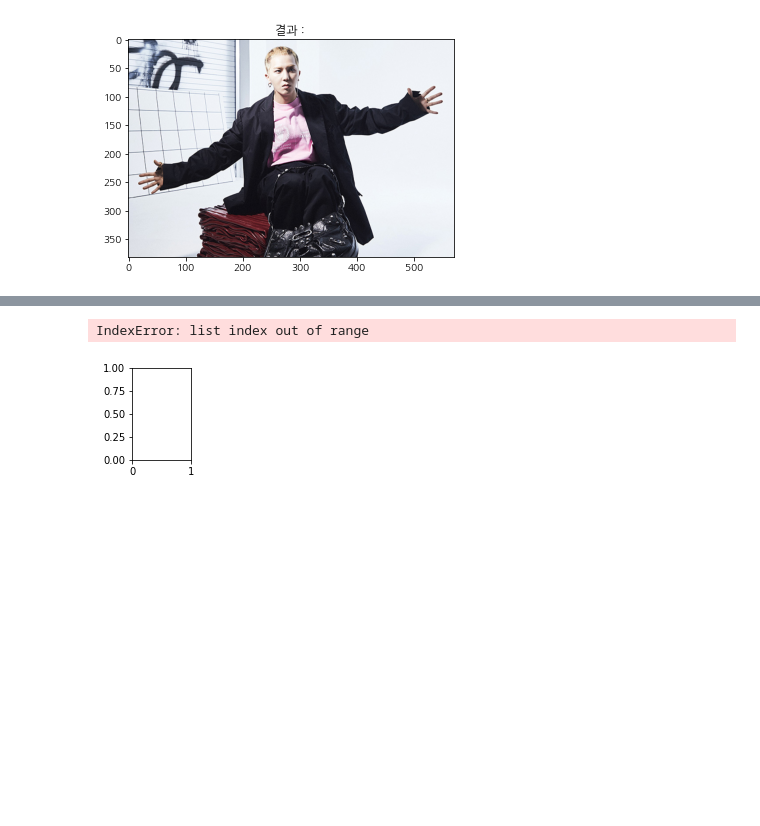
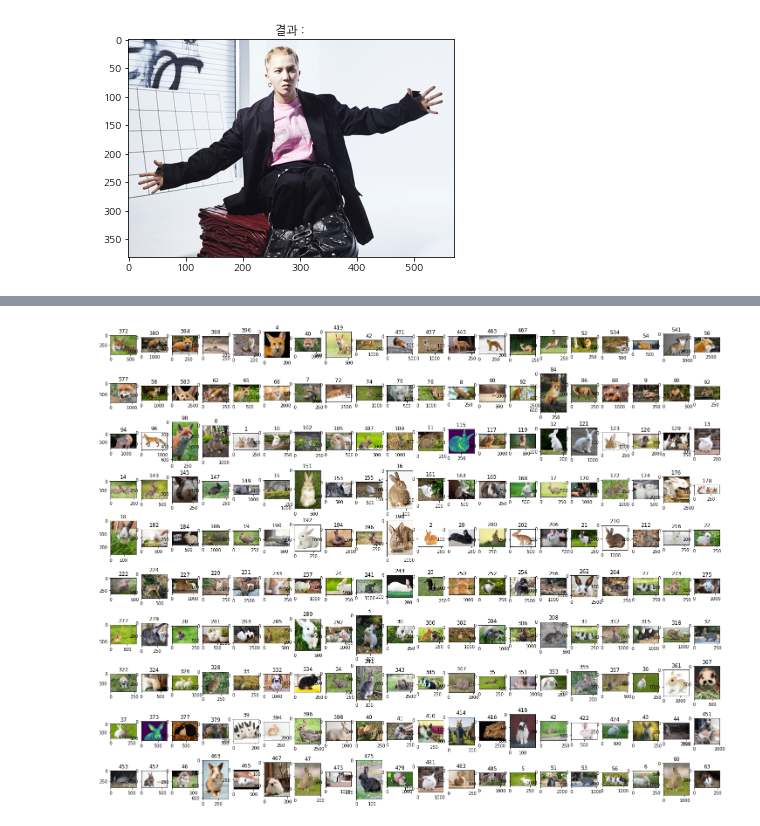
Before and after one commit to dkssud8150/Animalface-detector, a Jupyter notebook: test.ipynb, the cells around one changed output, grey strips where cells are left out. Drawn from its saved outputs; the diff is of its cells as text; code cells hidden in the pictures; blank space fills up the shorter version.

```diff
--- a/test.ipynb
+++ b/test.ipynb
@@ -77,7 +59,7 @@ from torchvision import models, datasets, transforms
 import os
 import matplotlib.pyplot as plt
 
-#model = torch.load("./weight/model_best_epoch.pt")
+model = torch.load("./weight/model_best_epoch.pt")
 
 device = torch.device("cuda:0" if torch.cuda.is_available() else "cpu")
 
@@ -104,7 +86,7 @@ image = Image.open(image)
 plt.imshow(image)
 
 image = transforms_test(image).unsqueeze(0).to(device)
-print(image.size())
+#print(image.size())
 
 
 with torch.no_grad():
@@ -138,25 +119,25 @@ plt.imshow(pr_image)
 # %%
 from glob import glob
 from PIL import Image
+import numpy as np
 
 train_images = []
-train_dir = './data/train/dog'
+train_dir = './data/train'
 
 train_folders = sorted(glob(train_dir + '/*'), key = lambda x: x.split("\\")[-1].split('.')[0])
 for train_folder in train_folders:
     image_paths = glob(train_folder + '/*')
     for image_path in image_paths: train_images.append(image_path)
 
 plt.figure(figsize = (25,20))
-for i in range(100):
-  plt.subplot(10,10,i+1)
-  ti = train_images[i]
+for i in range(200):
+  plt.subplot(10,20,i+1)
+  ti = train_images[i+900]
   img = Image.open(ti)
   img = np.array(img, np.uint8)
   plt.imshow(img)
-  plt.subplot(10,10,i+1).set_title(ti.split("\\")[-1].split('.')[0])
+  plt.subplot(10,20,i+1).set_title(ti.split("\\")[-1].split('.')[0])
 
 plt.show()
 # %% [output]
-IndexError: list index out of range
-[figure, old version]
+[figure, new version]
```
Also changed, not shown: parts of 4 cells of this notebook, 3 other files.
